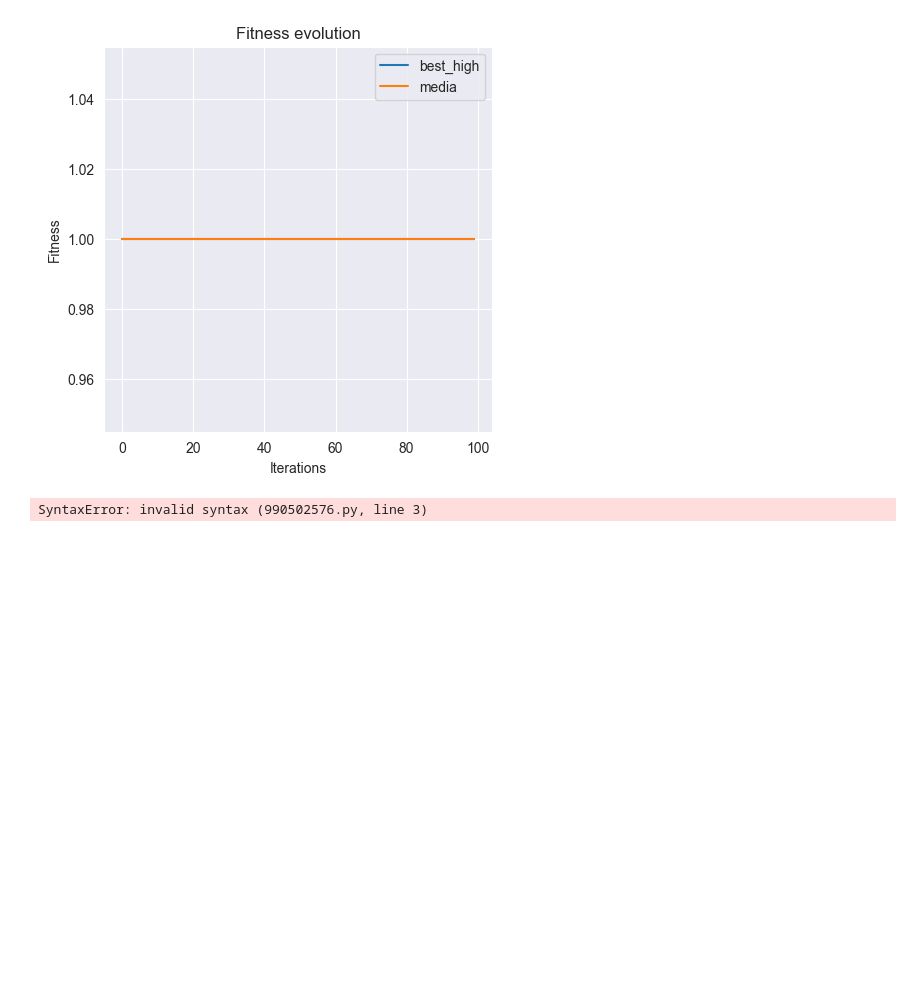
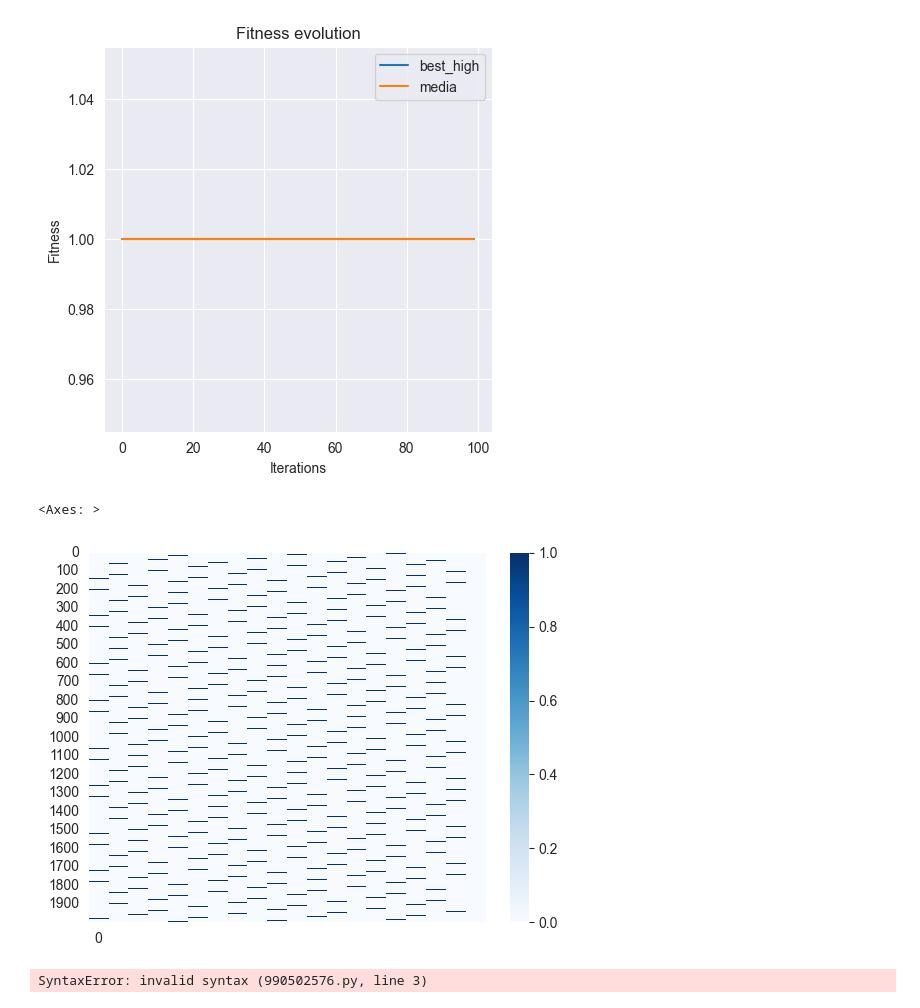
Before and after one commit to valenmacc/BAO, a Jupyter notebook: BAO.ipynb, the cells around one changed output. Cells and saved outputs as stored; diff of their text form; code cells hidden in the pictures; blank space fills up the shorter version.

Commit message:
Both graphs done

```diff
--- a/BAO.ipynb
+++ b/BAO.ipynb
@@ -292,6 +290,7 @@ Dividendo [0.08407447373553198, 0.15203964254219848, 0.125, 0.09752661610021963,
 #ACO template
 
 ## Constants ##
+numberOfIterations = 100
 Board_side = 10
 Num_Pieces = 20
 Alpha  = 0.5
@@ -486,6 +485,7 @@ def construct_solution(Pheromones: list) -> Solution:
 #variables para graficas
 bestFitnessEvolution = []
 mediaFitnessEvolution = []
+pheromoneHistory = []
 
 def ACO(n_ants):
     Pheromones = initialize_pheromones()
@@ -493,7 +493,7 @@ def ACO(n_ants):
     best_fitness = 0
     best_solution = []
     i = 0
-    while (i < 100):
+    while (i < numberOfIterations):
         Solution_list = []
         for j in range(n_ants):
             solution = construct_solution(Pheromones)
@@ -507,8 +507,12 @@ def ACO(n_ants):
         bestFitnessEvolution.append(best_fitness)
         mediaFitnessEvolution.append(mediaDeFitness/n_ants)
         mediaDeFitness = 0
+        #
+        for k in range(len(Pheromones)):
+            pheromoneHistory.append(Pheromones[k].placeOrder)
 
         Pheromones = update_pheromones(Pheromones, Solution_list)
+
         i = i + 1
     return best_solution
 
@@ -544,6 +542,13 @@ plt.legend()
 # %% [output]
 <matplotlib.legend.Legend at 0x...>
 [figure]
+# %%
+#Feromone evolution
+pheromoneHistory = np.array(pheromoneHistory)
+sns.heatmap(pheromoneHistory, cmap='Blues', xticklabels=100, yticklabels=100)
+# %% [output]
+<Axes: >
+[figure, added]
 # %%
 # tests
 
```
Also changed, not shown: parts of 4 cells of this notebook.
